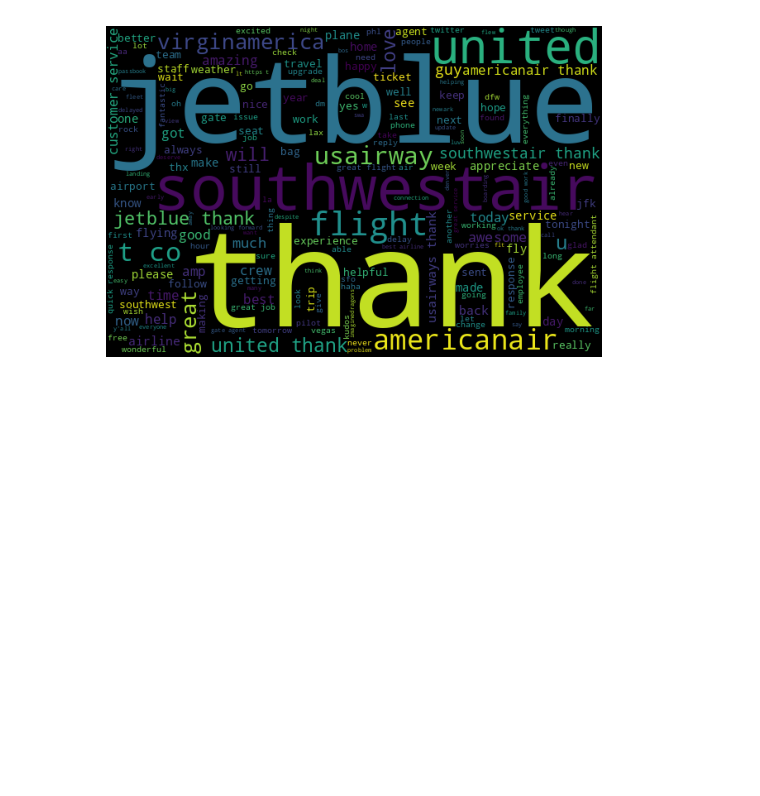
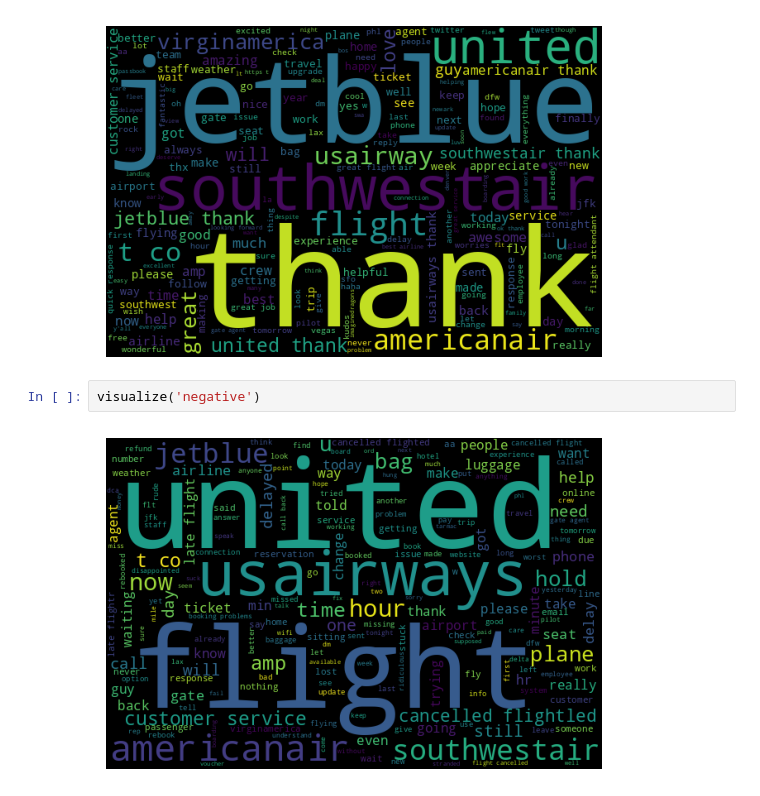
Before and after one commit to sejalapeno/NLP-Codes, a Jupyter notebook: Sentiment_Analysis.ipynb, the cells around one changed output. Saved outputs shown, nothing was run; the diff lists cells and outputs as text; blank space fills up the shorter version.

```diff
--- a/Sentiment_Analysis.ipynb
+++ b/Sentiment_Analysis.ipynb
@@ -239,3 +239,7 @@ def visualize(label):
 visualize('positive')
 # %% [output]
 [figure]
+# %%
+visualize('negative')
+# %% [output]
+[figure, added]
```
